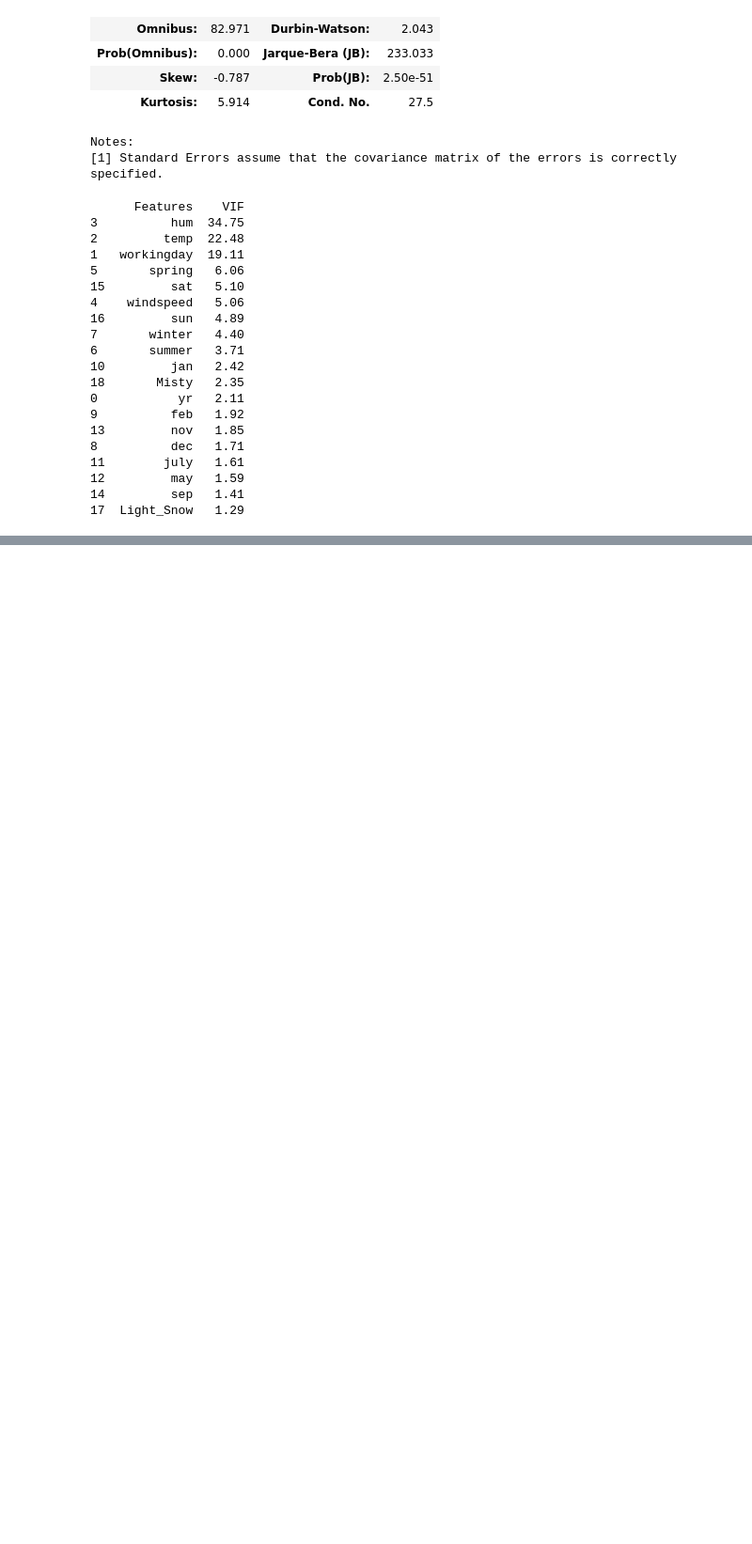
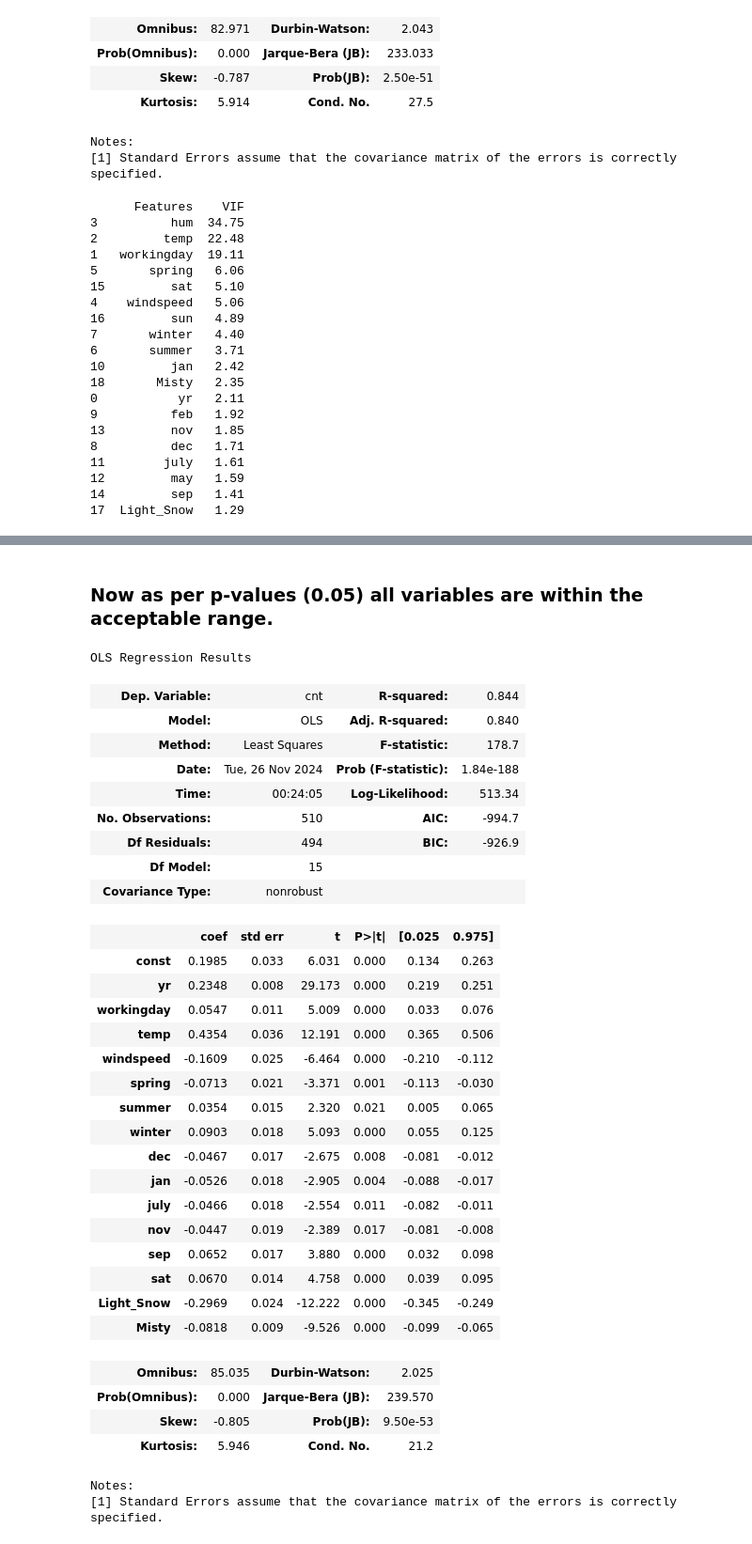
Before and after one commit to kc11381/Bike_Sharing_Case_Study, a Jupyter notebook: bike_sharing_predictors.ipynb, the cells around one changed output, grey strips where cells are left out. Shown at 94% size. Drawn from its saved outputs; the diff is of its cells as text; code cells hidden in the pictures; blank space fills up the shorter version.

```diff
--- a/bike_sharing_predictors.ipynb
+++ b/bike_sharing_predictors.ipynb
@@ -594,0 +665,10 @@ print_VIF(X_train_lm)
+# %%
+# Lets drop feb as it has high p-value 0.119 > 0.05
+X_train_lm = X_train_lm.drop(['feb'], axis=1)
+# Rebuilding the model without may
+# Adding a constant variable
+X_train_lm = sm.add_constant(X_train_lm)
+# Running the Linear model
+lm = sm.OLS(y_train, X_train_lm).fit()
+# printing the summary
+lm.summary()
@@ -594,0 +710,5 @@ print_VIF(X_train_lm)
+# %%
+# Lets check VIF
+# Lets drop const
+X_train_lm = X_train_lm.drop(['const'], axis=1)
+print_VIF(X_train_lm)
@@ -594,0 +734,10 @@ print_VIF(X_train_lm)
+# %%
+# Lets drop sun as it has high p-value 0.054 > 0.05
+X_train_lm = X_train_lm.drop(['sun'], axis=1)
+# Rebuilding the model without may
+# Adding a constant variable
+X_train_lm = sm.add_constant(X_train_lm)
+# Running the Linear model
+lm = sm.OLS(y_train, X_train_lm).fit()
+# printing the summary
+lm.summary()
@@ -594,0 +779,5 @@ print_VIF(X_train_lm)
+# %%
+# Lets check VIF
+# Lets drop const
+X_train_lm = X_train_lm.drop(['const'], axis=1)
+print_VIF(X_train_lm)
@@ -594,0 +806,49 @@ print_VIF(X_train_lm)
+# %% [markdown]
+### Now as per p-values (0.05) all variables are within the acceptable range.
+# %%
+# Lets check VIF now.
+# As per VIF we should delete hum as it has VIF 31.08 which is > 5.0
+
+# Lets drop hum as it has high VIF 31.08 > 5.0
+X_train_lm = X_train_lm.drop(['hum'], axis=1)
+# Rebuilding the model without may
+# Adding a constant variable
+X_train_lm = sm.add_constant(X_train_lm)
+# Running the Linear model
+lm = sm.OLS(y_train, X_train_lm).fit()
+# printing the summary
+lm.summary()
+# %% [output]
+OLS Regression Results
+| Dep. Variable: | cnt | R-squared: | 0.844 |
+| Model: | OLS | Adj. R-squared: | 0.840 |
+| Method: | Least Squares | F-statistic: | 178.7 |
+| Date: | Tue, 26 Nov 2024 | Prob (F-statistic): | 1.84e-188 |
+| Time: | 00:24:05 | Log-Likelihood: | 513.34 |
+| No. Observations: | 510 | AIC: | -994.7 |
+| Df Residuals: | 494 | BIC: | -926.9 |
+| Df Model: | 15 |  |  |
+| Covariance Type: | nonrobust |  |  |
+|  | coef | std err | t | P>|t| | [0.025 | 0.975] |
+| const | 0.1985 | 0.033 | 6.031 | 0.000 | 0.134 | 0.263 |
+| yr | 0.2348 | 0.008 | 29.173 | 0.000 | 0.219 | 0.251 |
+| workingday | 0.0547 | 0.011 | 5.009 | 0.000 | 0.033 | 0.076 |
+| temp | 0.4354 | 0.036 | 12.191 | 0.000 | 0.365 | 0.506 |
+| windspeed | -0.1609 | 0.025 | -6.464 | 0.000 | -0.210 | -0.112 |
+| spring | -0.0713 | 0.021 | -3.371 | 0.001 | -0.113 | -0.030 |
+| summer | 0.0354 | 0.015 | 2.320 | 0.021 | 0.005 | 0.065 |
+| winter | 0.0903 | 0.018 | 5.093 | 0.000 | 0.055 | 0.125 |
+| dec | -0.0467 | 0.017 | -2.675 | 0.008 | -0.081 | -0.012 |
+| jan | -0.0526 | 0.018 | -2.905 | 0.004 | -0.088 | -0.017 |
+| july | -0.0466 | 0.018 | -2.554 | 0.011 | -0.082 | -0.011 |
+| nov | -0.0447 | 0.019 | -2.389 | 0.017 | -0.081 | -0.008 |
+| sep | 0.0652 | 0.017 | 3.880 | 0.000 | 0.032 | 0.098 |
+| sat | 0.0670 | 0.014 | 4.758 | 0.000 | 0.039 | 0.095 |
+| Light_Snow | -0.2969 | 0.024 | -12.222 | 0.000 | -0.345 | -0.249 |
+| Misty | -0.0818 | 0.009 | -9.526 | 0.000 | -0.099 | -0.065 |
+| Omnibus: | 85.035 | Durbin-Watson: | 2.025 |
+| Prob(Omnibus): | 0.000 | Jarque-Bera (JB): | 239.570 |
+| Skew: | -0.805 | Prob(JB): | 9.50e-53 |
+| Kurtosis: | 5.946 | Cond. No. | 21.2 |
+Notes:
+[1] Standard Errors assume that the covariance matrix of the errors is correctly specified.
```
Also changed, not shown: parts of 14 cells of this notebook.
